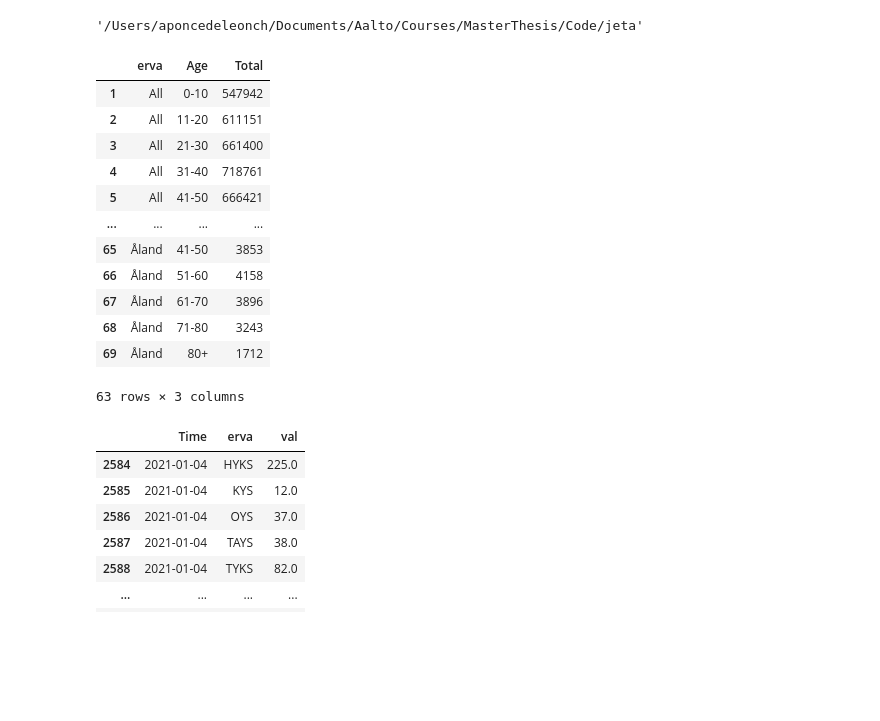
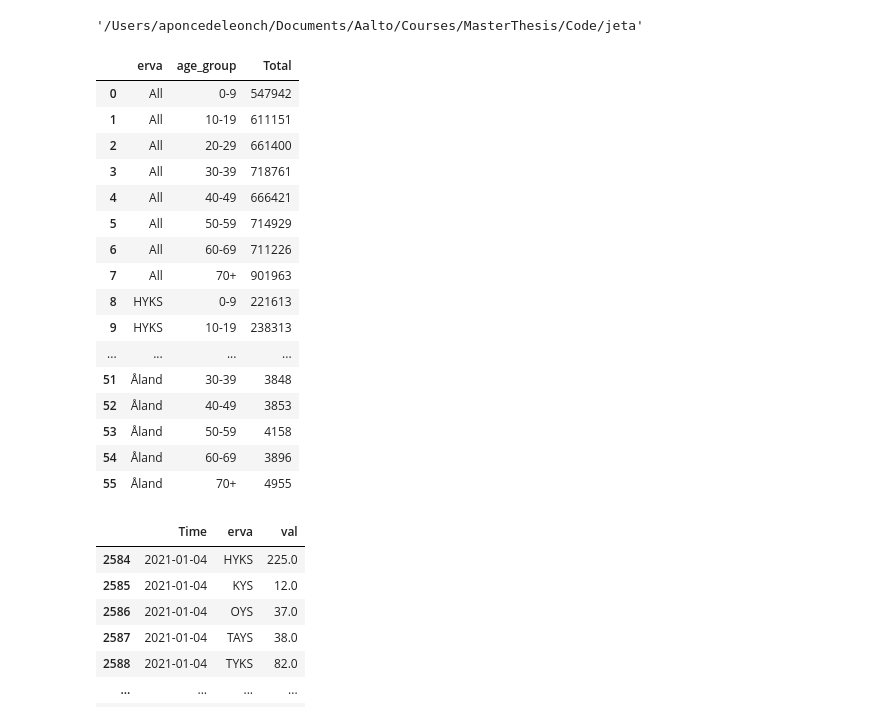
Before and after one commit to FINCoVID19/optimized_vaccination_finland, a Jupyter notebook: reported_cases_age_erva.ipynb, the cells around one changed output. Saved outputs shown, nothing was run; the diff lists cells and outputs as text; code cells hidden in the pictures; blank space fills up the shorter version.

Commit message:
eight age groups

```diff
--- a/reported_cases_age_erva.ipynb
+++ b/reported_cases_age_erva.ipynb
@@ -16,23 +16,27 @@ curr_dir
 # %% [output]
 '/Users/aponcedeleonch/Documents/Aalto/Courses/MasterThesis/Code/jeta'
 # %%
-age_file = os.path.join(stats_dir, 'erva_population_age_2020_9.csv')
+age_file = os.path.join(stats_dir, 'erva_population_age_2020_20.csv')
 pop_age, pop_age_prop = static_population_erva_age(logger, age_file)
 pop_age
 # %% [output]
-|  | erva | Age | Total |
-| 1 | All | 0-10 | 547942 |
-| 2 | All | 11-20 | 611151 |
-| 3 | All | 21-30 | 661400 |
-| 4 | All | 31-40 | 718761 |
-| 5 | All | 41-50 | 666421 |
+|  | erva | age_group | Total |
+| 0 | All | 0-9 | 547942 |
+| 1 | All | 10-19 | 611151 |
+| 2 | All | 20-29 | 661400 |
+| 3 | All | 30-39 | 718761 |
+| 4 | All | 40-49 | 666421 |
+| 5 | All | 50-59 | 714929 |
+| 6 | All | 60-69 | 711226 |
+| 7 | All | 70+ | 901963 |
+| 8 | HYKS | 0-9 | 221613 |
+| 9 | HYKS | 10-19 | 238313 |
 | ... | ... | ... | ... |
-| 65 | Åland | 41-50 | 3853 |
-| 66 | Åland | 51-60 | 4158 |
-| 67 | Åland | 61-70 | 3896 |
-| 68 | Åland | 71-80 | 3243 |
-| 69 | Åland | 80+ | 1712 |
+| 51 | Åland | 30-39 | 3848 |
+| 52 | Åland | 40-49 | 3853 |
+| 53 | Åland | 50-59 | 4158 |
+| 54 | Åland | 60-69 | 3896 |
+| 55 | Åland | 70+ | 4955 |
-63 rows × 3 columns
 # %%
 erva_cases = fetch_thl_cases_erva_daily(logger)
 # %%
```
Also changed, not shown: parts of 4 cells of this notebook, 2 other files.
